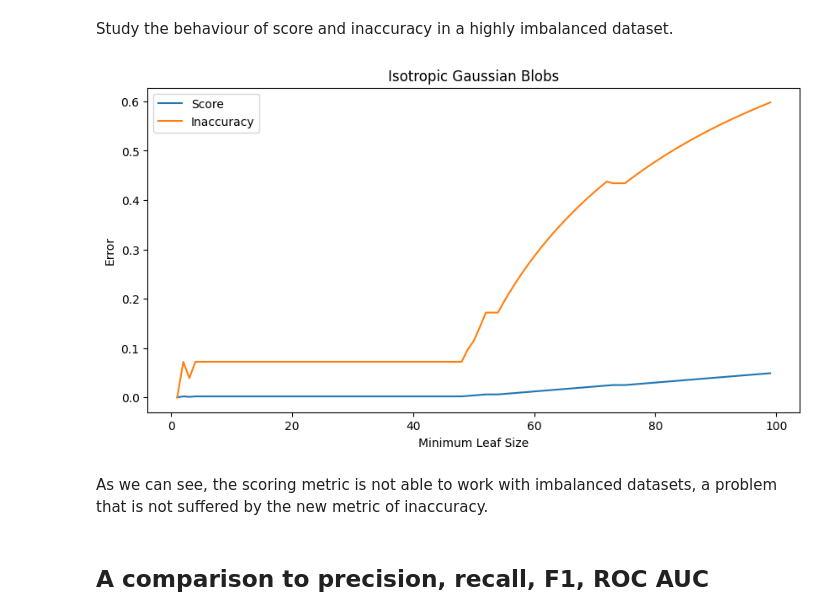
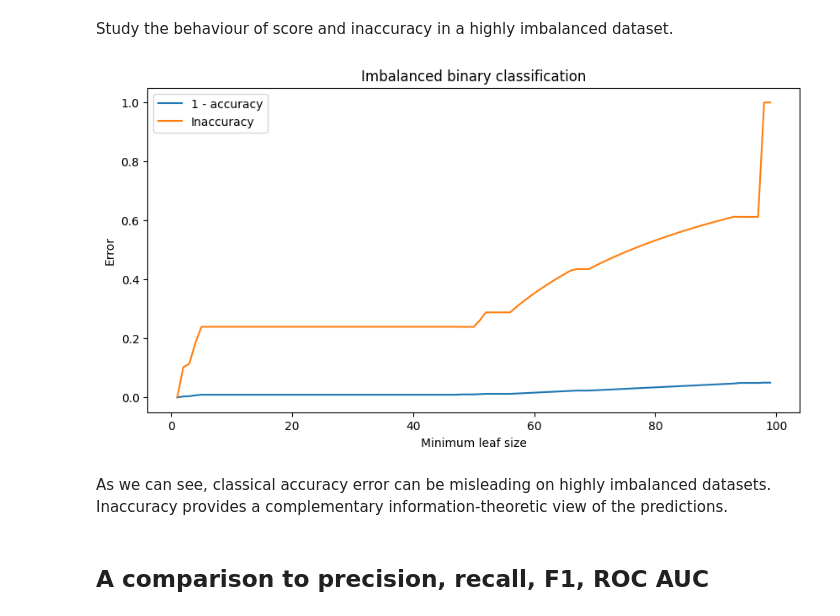
Before and after one commit to rleiva/mnplib, a Jupyter notebook: examples/Inaccuracy.ipynb, the cells around one changed output. Cells and saved outputs as stored; diff of their text form; code cells hidden in the pictures.

```diff
--- a/examples/Inaccuracy.ipynb
+++ b/examples/Inaccuracy.ipynb
@@ -126,35 +137,42 @@ from sklearn.datasets import make_classification
 # %%
-depth = list()
-score = list()
-inacc = list()
+leaf_sizes = []
+classical_errors = []
+inaccuracies = []
 
 inaccuracy = Inaccuracy(y_type="categorical")
 
-X, y = make_classification(n_samples=1000, n_features=2, n_informative=2, n_redundant=0,
-                           class_sep=2, flip_y=0, weights=[0.95,0.05])
+X, y = make_classification(
+    n_samples=1000,
+    n_features=2,
+    n_informative=2,
+    n_redundant=0,
+    class_sep=2,
+    flip_y=0,
+    weights=[0.95, 0.05],
+    random_state=42,
+)
 
-for i in np.arange(1, 100):
+inaccuracy.fit(X, y)
 
-    inaccuracy.fit(X, y)
-
-    tree = DecisionTreeClassifier(min_samples_leaf=i)
+for leaf_size in range(1, 100):
+    tree = DecisionTreeClassifier(min_samples_leaf=leaf_size, random_state=42)
     tree.fit(X, y)
 
-    depth.append(i)
-    score.append(1 - tree.score(X, y))
-    inacc.append(inaccuracy.inaccuracy_model(tree))
+    leaf_sizes.append(leaf_size)
+    classical_errors.append(1.0 - tree.score(X, y))
+    inaccuracies.append(inaccuracy.inaccuracy_model(tree))
 # %%
-plt.plot(depth, score, label="Score")
-plt.plot(depth, inacc, label="Inaccuracy")
-plt.title("Isotropic Gaussian Blobs")
+plt.plot(leaf_sizes, classical_errors, label="1 - accuracy")
+plt.plot(leaf_sizes, inaccuracies, label="Inaccuracy")
+plt.title("Imbalanced binary classification")
 plt.ylabel("Error")
-plt.xlabel("Minimum Leaf Size")
-plt.legend(loc='best')
+plt.xlabel("Minimum leaf size")
+plt.legend(loc="best")
 plt.show()
 # %% [output]
-[figure, old version]
+[figure, new version]
-# %% [markdown]
-As we can see, the scoring metric is not able to work with imbalanced datasets, a problem that is not suffered by the new metric of inaccuracy.
+# %% [markdown]
+As we can see, classical accuracy error can be misleading on highly imbalanced datasets. Inaccuracy provides a complementary information-theoretic view of the predictions.
 # %% [markdown]
 ## A comparison to precision, recall, F1, ROC AUC
 # %% [markdown]
```
Also changed, not shown: parts of 30 cells of this notebook, 36 other files.
